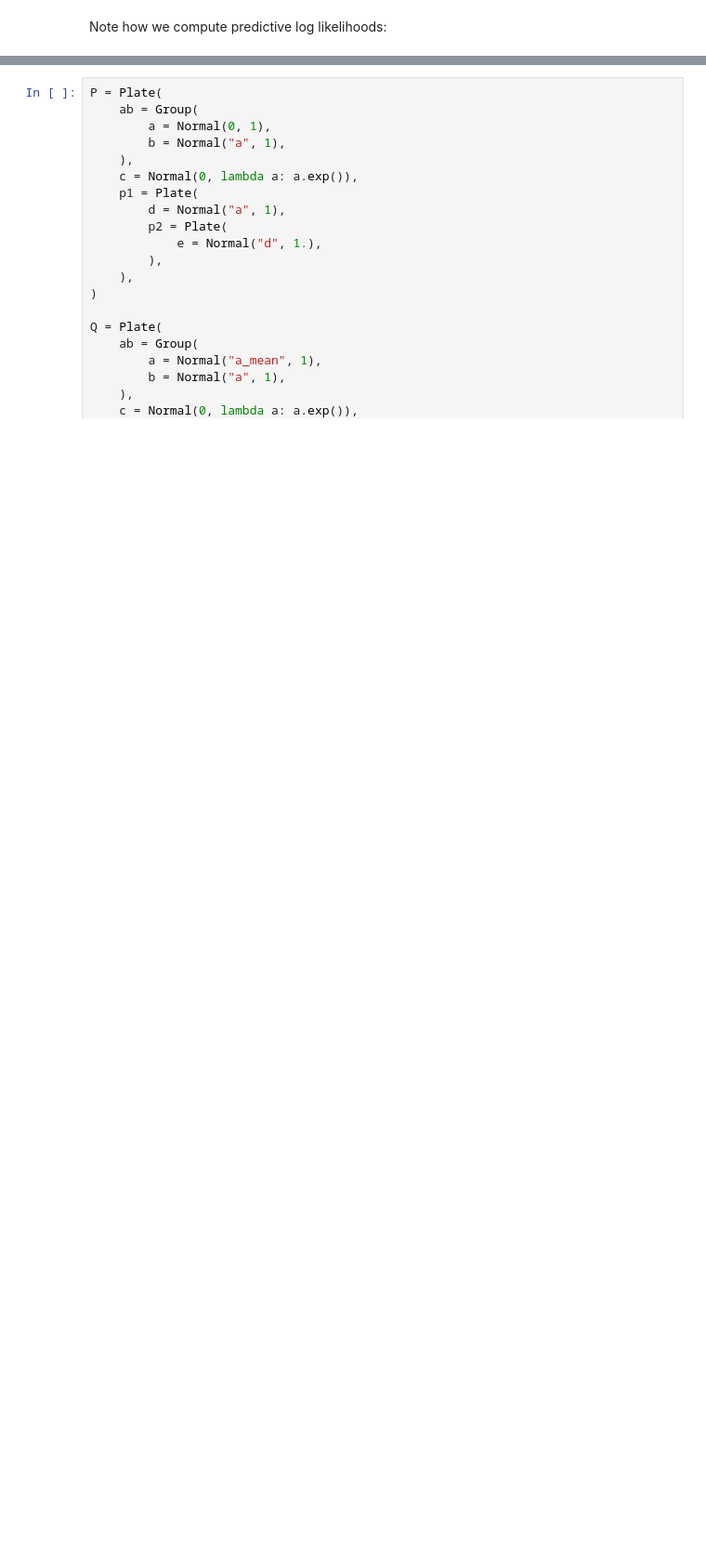
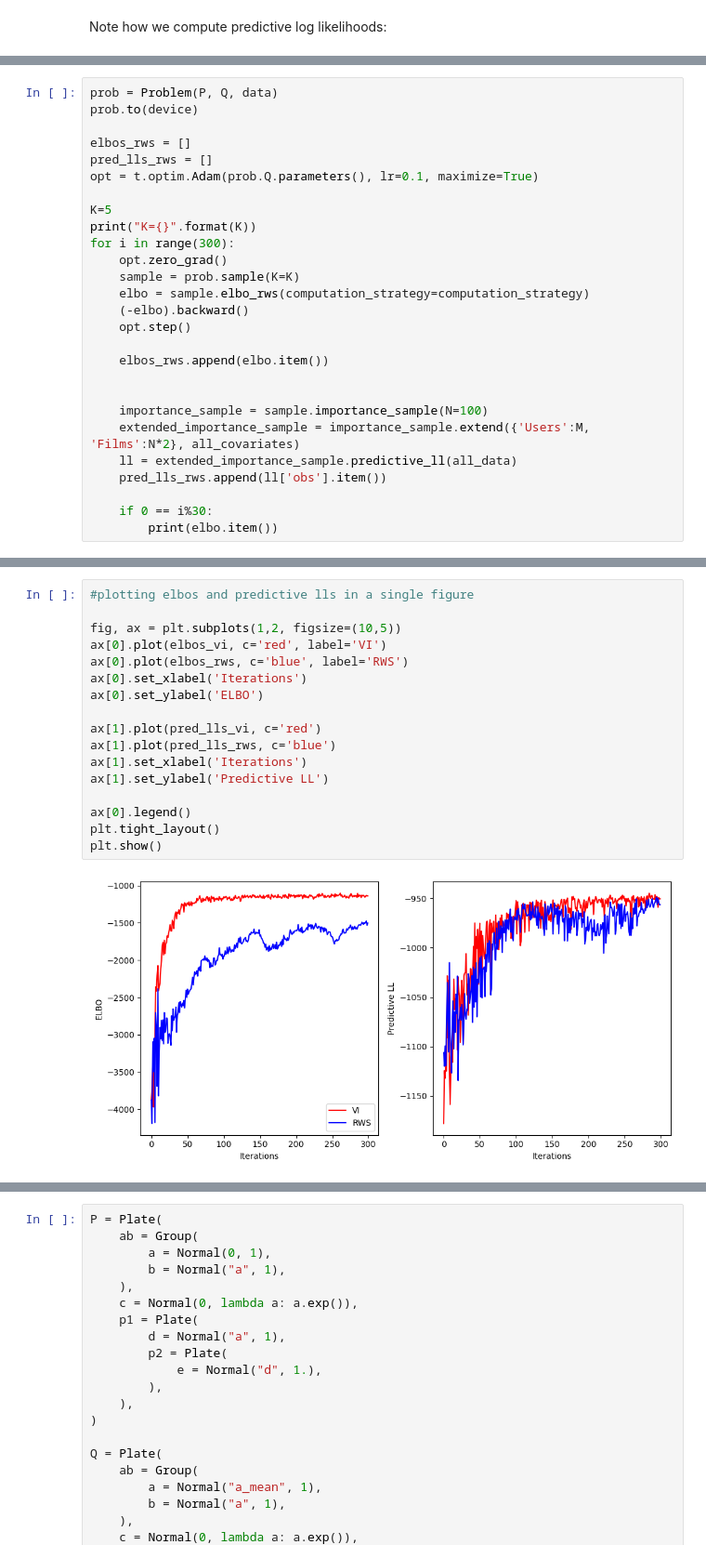
Before and after one commit to alan-ppl/alan, a Jupyter notebook: docs/source/introduction_to_alan.ipynb, the cells around one changed output, grey strips where cells are left out. Shown at 93% size. Cells and saved outputs as stored; diff of their text form; blank space fills up the shorter version.

```diff
--- a/docs/source/introduction_to_alan.ipynb
+++ b/docs/source/introduction_to_alan.ipynb
@@ -395,0 +372,27 @@ tensor(-5844.3090, dtype=torch.float64)
+# %%
+prob = Problem(P, Q, data)
+prob.to(device)
+
+elbos_rws = []
+pred_lls_rws = []
+opt = t.optim.Adam(prob.Q.parameters(), lr=0.1, maximize=True)
+
+K=5
+print("K={}".format(K))
+for i in range(300):
+    opt.zero_grad()
+    sample = prob.sample(K=K)
+    elbo = sample.elbo_rws(computation_strategy=computation_strategy)
+    (-elbo).backward()
+    opt.step()
+
+    elbos_rws.append(elbo.item())
+
+
+    importance_sample = sample.importance_sample(N=100)
+    extended_importance_sample = importance_sample.extend({'Users':M, 'Films':N*2}, all_covariates)
+    ll = extended_importance_sample.predictive_ll(all_data)
+    pred_lls_rws.append(ll['obs'].item())
+
+    if 0 == i%30:
+        print(elbo.item())
@@ -395,0 +411,19 @@ tensor(-5844.3090, dtype=torch.float64)
+# %%
+#plotting elbos and predictive lls in a single figure
+
+fig, ax = plt.subplots(1,2, figsize=(10,5))
+ax[0].plot(elbos_vi, c='red', label='VI')
+ax[0].plot(elbos_rws, c='blue', label='RWS')
+ax[0].set_xlabel('Iterations')
+ax[0].set_ylabel('ELBO')
+
+ax[1].plot(pred_lls_vi, c='red')
+ax[1].plot(pred_lls_rws, c='blue')
+ax[1].set_xlabel('Iterations')
+ax[1].set_ylabel('Predictive LL')
+
+ax[0].legend()
+plt.tight_layout()
+plt.show()
+# %% [output]
+[figure, added]
```
Also changed, not shown: parts of 29 cells of this notebook, 8 other files.
